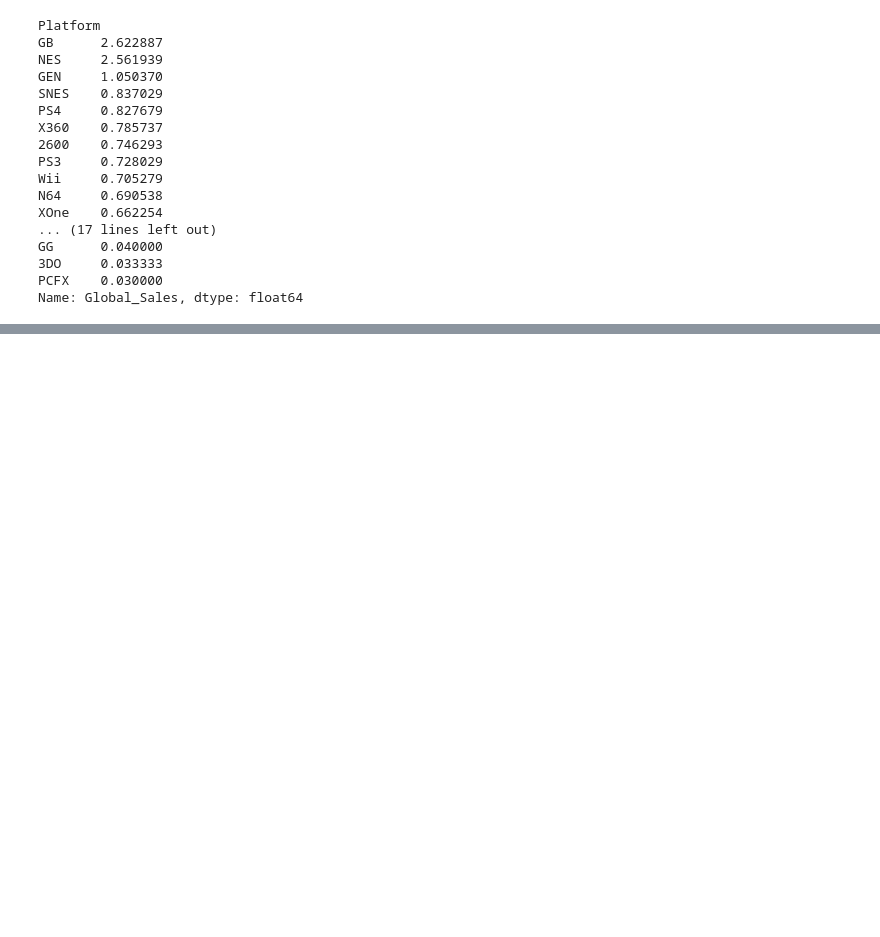
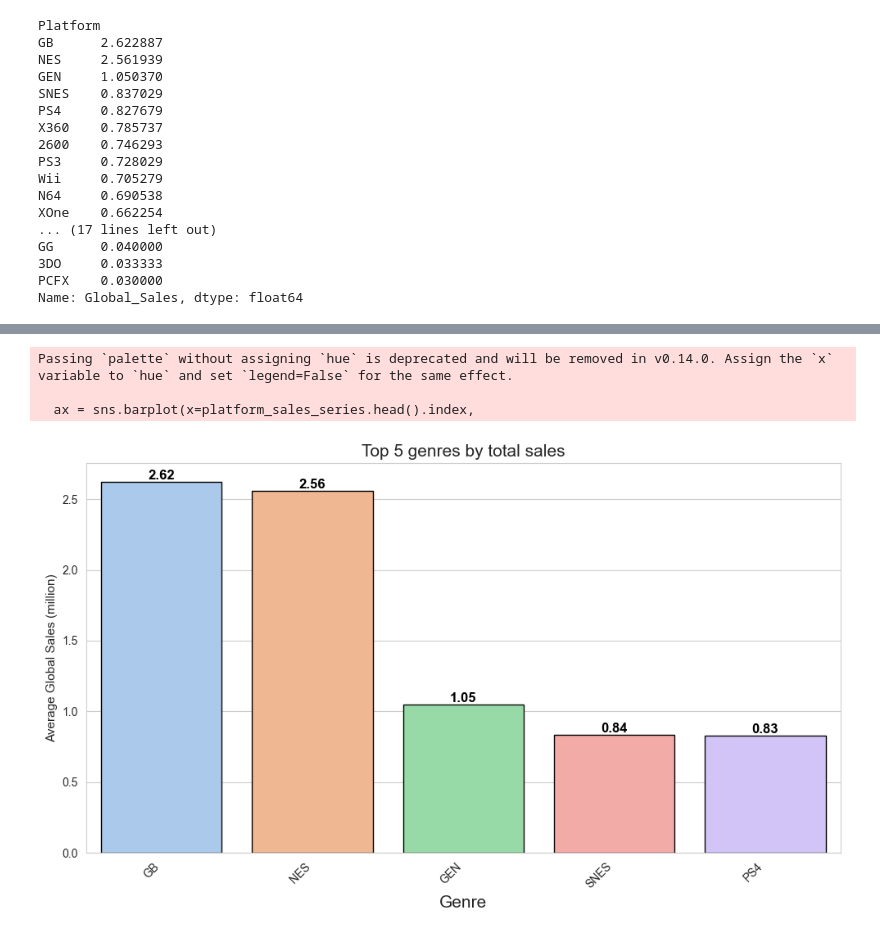
Before and after one commit to smaster28/Project_Break_2, a Jupyter notebook: test1.ipynb, the cells around one changed output, grey strips where cells are left out. Cells and saved outputs as stored; diff of their text form; code cells hidden in the pictures; blank space fills up the shorter version.

```diff
--- a/test1.ipynb
+++ b/test1.ipynb
@@ -145,0 +153,23 @@ Text(0.5, 1.0, 'top 5 plataforms by total sales')
+# %%
+plt.figure(figsize=(10,6))
+ax = sns.barplot(x=platform_sales_series.head().index,
+                 y=platform_sales_series.head().values,
+                 palette = "pastel",
+                 edgecolor = "black")
+plt.title("Top 5 genres by total sales", fontdict={'fontsize': 15})
+plt.xlabel("Genre", fontdict={'fontsize': 15})
+plt.ylabel("Average Global Sales (million)", fontdict={'fontsize': 11})
+
+plt.xticks(rotation = 45 , ha="right")
+plt.tight_layout()
+for x in ax.patches:
+    ax.annotate(f'{x.get_height():.2f}',
+                (x.get_x() + x.get_width() / 2., x.get_height()),
+                ha='center', va='bottom',
+                fontsize=12, fontweight='bold',
+                color='black')
+# %% [output]
+Passing `palette` without assigning `hue` is deprecated and will be removed in v0.14.0. Assign the `x` variable to `hue` and set `legend=False` for the same effect.
+
+  ax = sns.barplot(x=platform_sales_series.head().index,
+[figure, added]
```
Also changed, not shown: parts of 23 cells of this notebook.
